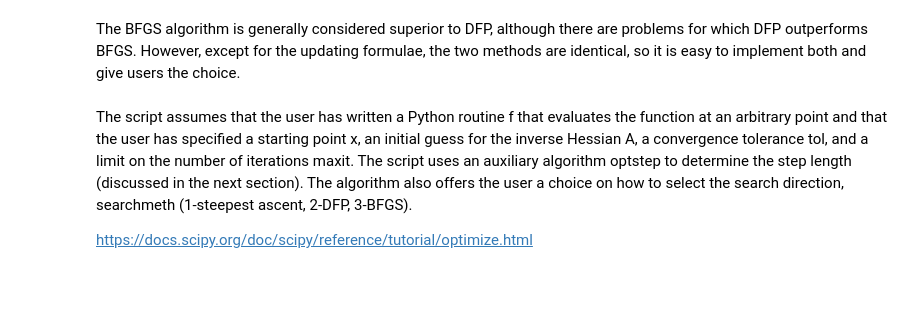
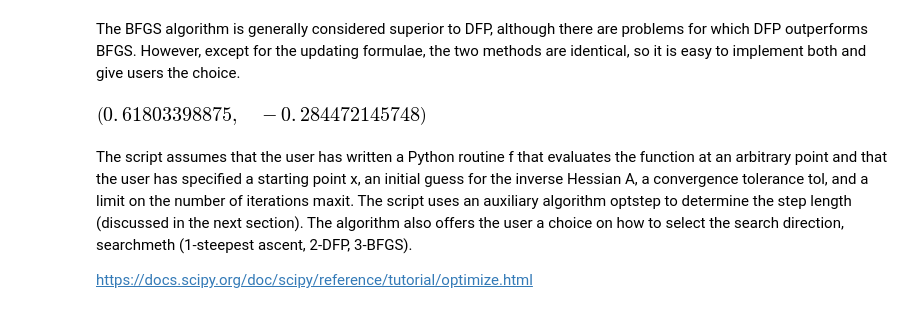
Before and after one commit to lnsongxf/Applied_Computational_Economics_and_Finance, a Jupyter notebook: Chapter04.ipynb, the cells around one changed output. Saved outputs shown, nothing was run; the diff lists cells and outputs as text; code cells hidden in the pictures; blank space fills up the shorter version.

```diff
--- a/Chapter04.ipynb
+++ b/Chapter04.ipynb
@@ -555,3 +751,9 @@ users the choice.
+# %%
+s, fx = optstep("golden" ,f, x, fx0, g0, d, maxstep)
+# %%
+s,fx
+# %% [output]
+[figure, added]
 # %% [markdown]
 The script assumes that the user
 has written a Python routine f that evaluates the function at an arbitrary point and
```
Also changed, not shown: parts of 13 cells of this notebook.
